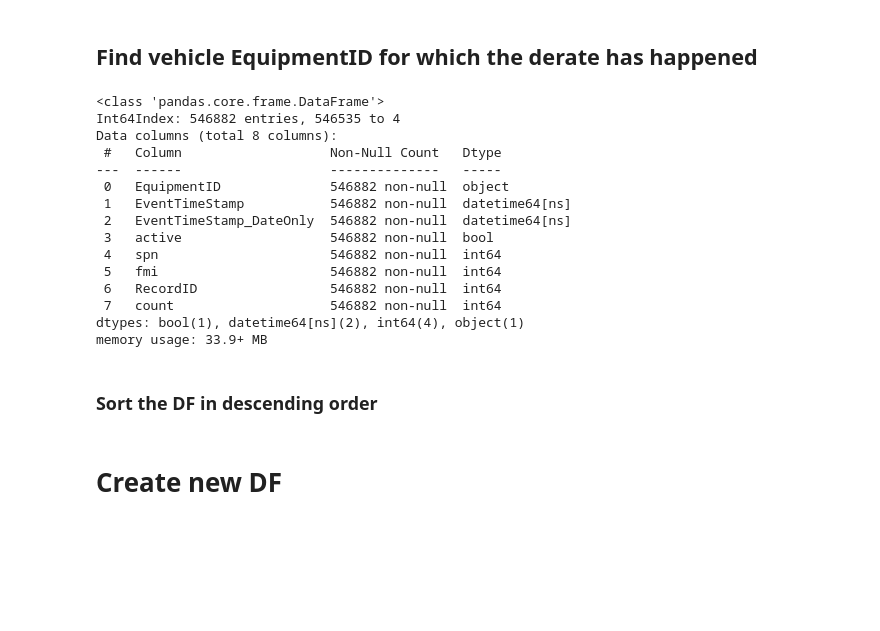
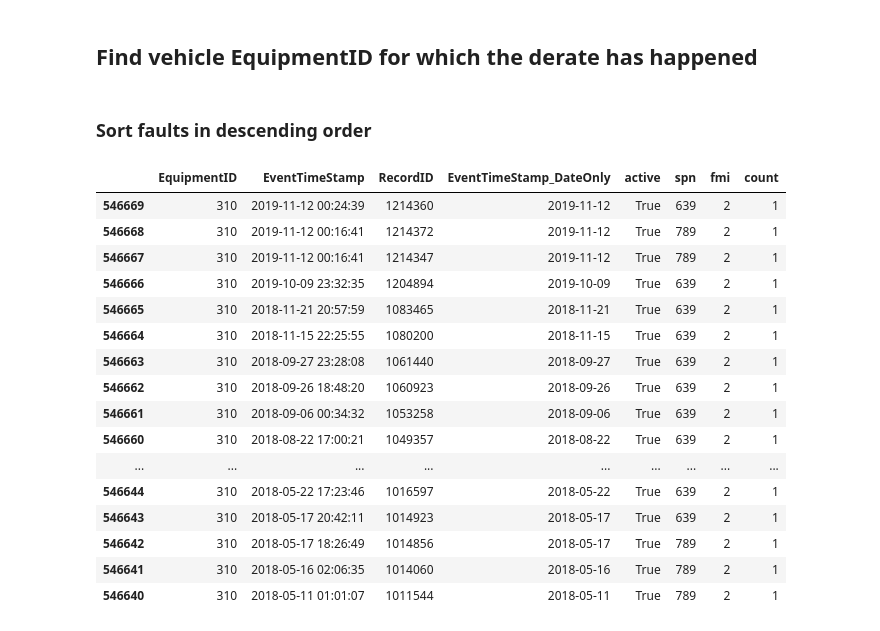
Before and after one commit to nss-data-science-cohort-6/big_g_express-elden_ring, a Jupyter notebook: notebooks/big_g_express_ajay-eda.ipynb, the cells around one changed output. Cells and saved outputs as stored; diff of their text form; code cells hidden in the pictures; blank space fills up the shorter version.

Commit message:
added funtion to filter faults data

```diff
--- a/notebooks/big_g_express_ajay-eda.ipynb
+++ b/notebooks/big_g_express_ajay-eda.ipynb
@@ -204,34 +158,32 @@ df_faults =faults[faults['EquipmentID'].isin(uEQ)]
 # %%
 df_faults = faults
-# %%
-df_faults.info()
-# %% [output]
-<class 'pandas.core.frame.DataFrame'>
-Int64Index: 546882 entries, 546535 to 4
-Data columns (total 8 columns):
- #   Column                   Non-Null Count   Dtype
----  ------                   --------------   -----
- 0   EquipmentID              546882 non-null  object
- 1   EventTimeStamp           546882 non-null  datetime64[ns]
- 2   EventTimeStamp_DateOnly  546882 non-null  datetime64[ns]
- 3   active                   546882 non-null  bool
- 4   spn                      546882 non-null  int64
- 5   fmi                      546882 non-null  int64
- 6   RecordID                 546882 non-null  int64
- 7   count                    546882 non-null  int64
-dtypes: bool(1), datetime64[ns](2), int64(4), object(1)
-memory usage: 33.9+ MB
 # %% [markdown]
-### Sort the DF in descending order
+### Sort faults in descending order
 # %%
 #df_faults['EventTimeStamp_DateOnly'] = pd.to_datetime(df_faults['EventTimeStamp_DateOnly'])
 df_faults= (
     faults.groupby(['EquipmentID','EventTimeStamp','RecordID' ,'EventTimeStamp_DateOnly','active', 'spn', 'fmi'])
     .size().reset_index(name='count')
     .sort_values(by=['EquipmentID','EventTimeStamp','RecordID' ], ascending = [False, False, False])
 )
-df_faults.head(5000)
+df_faults.head(30)
 
 #df_faults.to_csv('Faults_BeforeFilter.csv')
+# %% [output]
+|  | EquipmentID | EventTimeStamp | RecordID | EventTimeStamp_DateOnly | active | spn | fmi | count |
+| 546669 | 310 | 2019-11-12 00:24:39 | 1214360 | 2019-11-12 | True | 639 | 2 | 1 |
+| 546668 | 310 | 2019-11-12 00:16:41 | 1214372 | 2019-11-12 | True | 789 | 2 | 1 |
+| 546667 | 310 | 2019-11-12 00:16:41 | 1214347 | 2019-11-12 | True | 789 | 2 | 1 |
+| 546666 | 310 | 2019-10-09 23:32:35 | 1204894 | 2019-10-09 | True | 639 | 2 | 1 |
+| 546665 | 310 | 2018-11-21 20:57:59 | 1083465 | 2018-11-21 | True | 639 | 2 | 1 |
+| 546664 | 310 | 2018-11-15 22:25:55 | 1080200 | 2018-11-15 | True | 639 | 2 | 1 |
+| 546663 | 310 | 2018-09-27 23:28:08 | 1061440 | 2018-09-27 | True | 639 | 2 | 1 |
+| 546662 | 310 | 2018-09-26 18:48:20 | 1060923 | 2018-09-26 | True | 639 | 2 | 1 |
+| 546661 | 310 | 2018-09-06 00:34:32 | 1053258 | 2018-09-06 | True | 639 | 2 | 1 |
+| 546660 | 310 | 2018-08-22 17:00:21 | 1049357 | 2018-08-22 | True | 639 | 2 | 1 |
+| ... | ... | ... | ... | ... | ... | ... | ... | ... |
+| 546644 | 310 | 2018-05-22 17:23:46 | 1016597 | 2018-05-22 | True | 639 | 2 | 1 |
+| 546643 | 310 | 2018-05-17 20:42:11 | 1014923 | 2018-05-17 | True | 639 | 2 | 1 |
+| 546642 | 310 | 2018-05-17 18:26:49 | 1014856 | 2018-05-17 | True | 789 | 2 | 1 |
+| 546641 | 310 | 2018-05-16 02:06:35 | 1014060 | 2018-05-16 | True | 789 | 2 | 1 |
+| 546640 | 310 | 2018-05-11 01:01:07 | 1011544 | 2018-05-11 | True | 789 | 2 | 1 |
-# %% [markdown]
-# Create new DF
```
Also changed, not shown: parts of 16 cells of this notebook.
